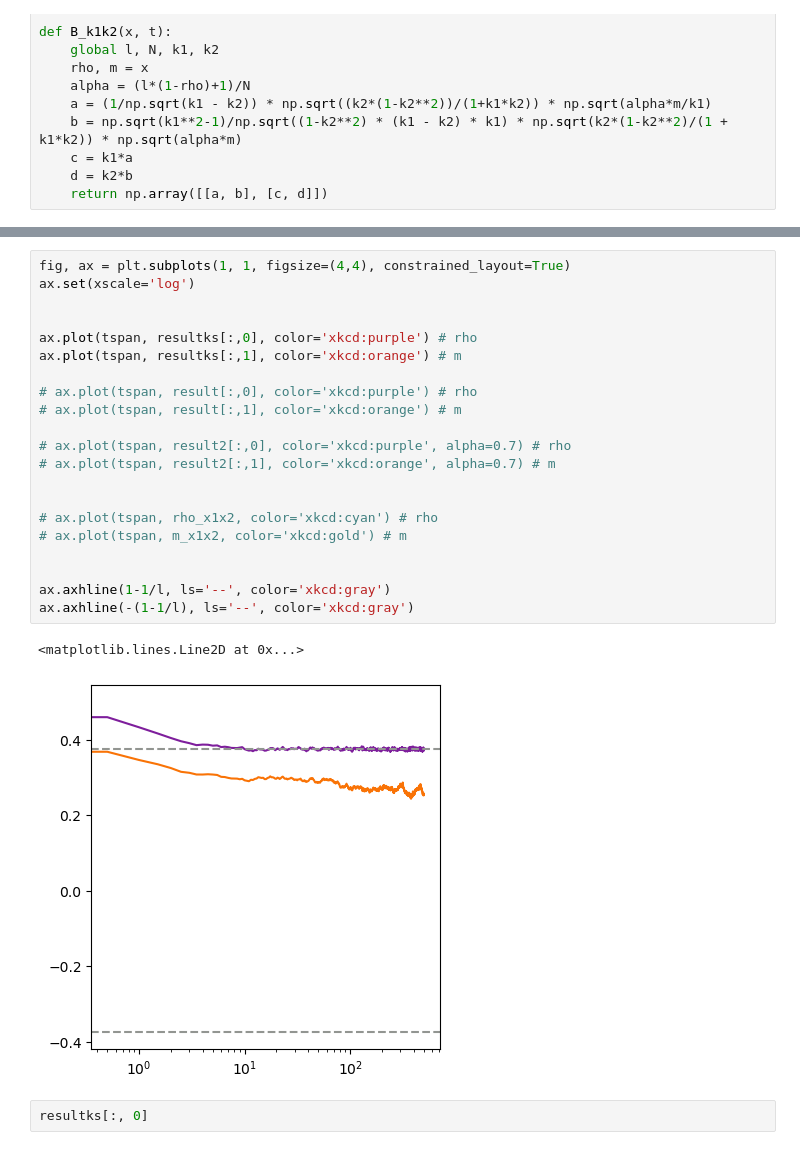
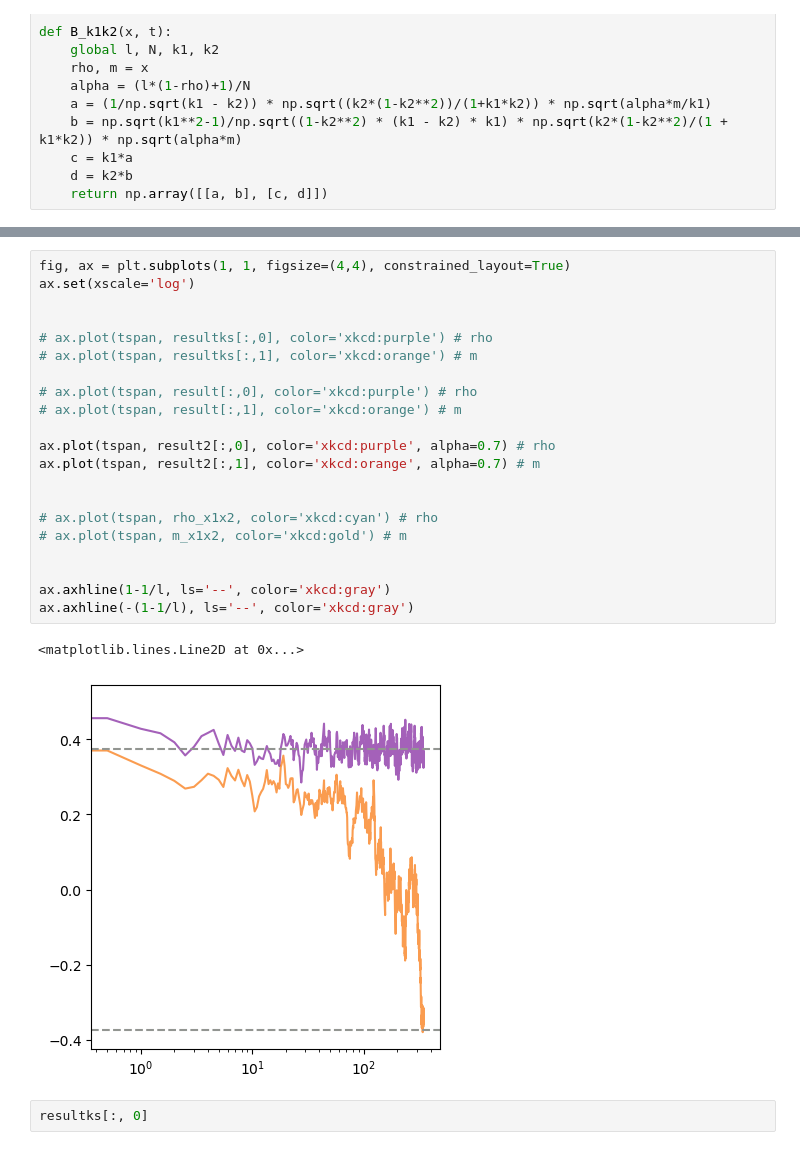
Before and after one commit to dmarchp/TFM_code, a Jupyter notebook: non_lin_models/det_sols_non_lin/stoc_eq_int.ipynb, the cells around one changed output, grey strips where cells are left out. Saved outputs shown, nothing was run; the diff lists cells and outputs as text.

```diff
--- a/non_lin_models/det_sols_non_lin/stoc_eq_int.ipynb
+++ b/non_lin_models/det_sols_non_lin/stoc_eq_int.ipynb
@@ -105,27 +107,27 @@ resultks = sdeint.itoint(A, B_k1k2, x0, tspan)
 # %%
 fig, ax = plt.subplots(1, 1, figsize=(4,4), constrained_layout=True)
 ax.set(xscale='log')
 
 
-ax.plot(tspan, resultks[:,0], color='xkcd:purple') # rho
-ax.plot(tspan, resultks[:,1], color='xkcd:orange') # m
+# ax.plot(tspan, resultks[:,0], color='xkcd:purple') # rho
+# ax.plot(tspan, resultks[:,1], color='xkcd:orange') # m
 
 # ax.plot(tspan, result[:,0], color='xkcd:purple') # rho
 # ax.plot(tspan, result[:,1], color='xkcd:orange') # m
 
-# ax.plot(tspan, result2[:,0], color='xkcd:purple', alpha=0.7) # rho
-# ax.plot(tspan, result2[:,1], color='xkcd:orange', alpha=0.7) # m
+ax.plot(tspan, result2[:,0], color='xkcd:purple', alpha=0.7) # rho
+ax.plot(tspan, result2[:,1], color='xkcd:orange', alpha=0.7) # m
 
 
 # ax.plot(tspan, rho_x1x2, color='xkcd:cyan') # rho
 # ax.plot(tspan, m_x1x2, color='xkcd:gold') # m
 
 
 ax.axhline(1-1/l, ls='--', color='xkcd:gray')
 ax.axhline(-(1-1/l), ls='--', color='xkcd:gray')
 # %% [output]
 <matplotlib.lines.Line2D at 0x...>
-[figure, old version]
+[figure, new version]
 # %%
 resultks[:, 0]
 # %% [output]
```
Also changed, not shown: parts of 5 cells of this notebook, 19 other files.
